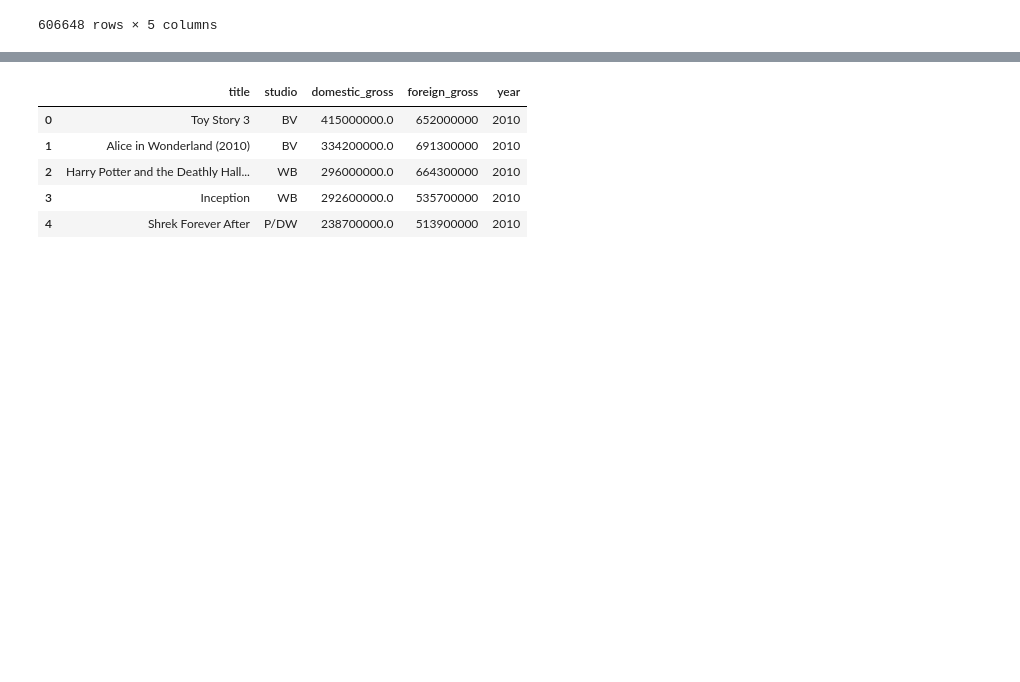
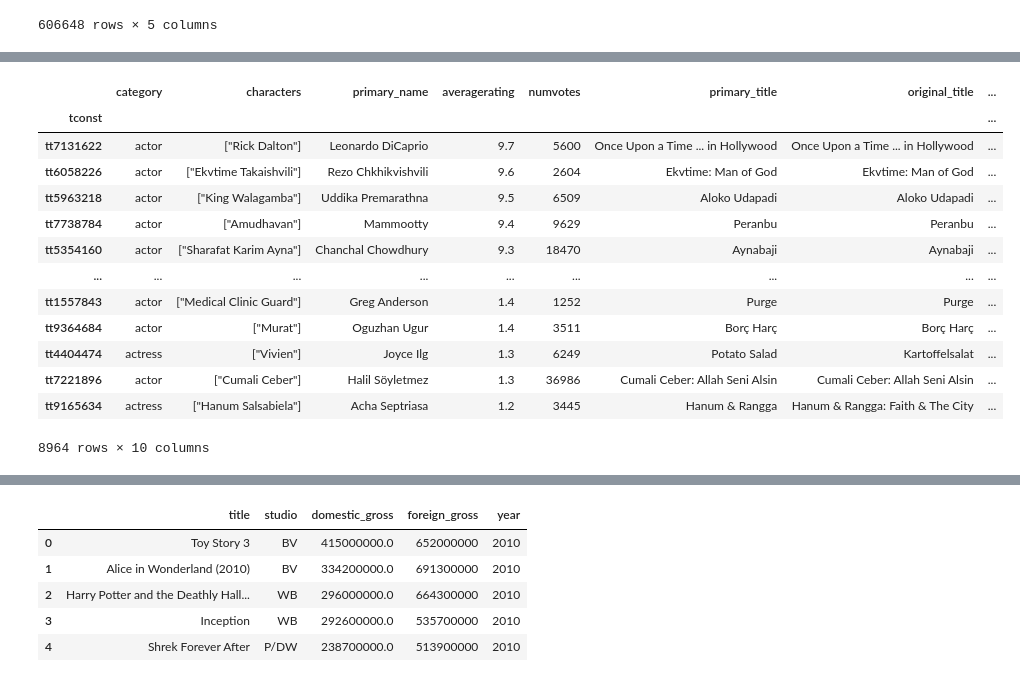
Before and after one commit to tjkim614/microsoft-movie-analysis, a Jupyter notebook: data-cleaning.ipynb, the cells around one changed output, grey strips where cells are left out. Cells and saved outputs as stored; diff of their text form; code cells hidden in the pictures; blank space fills up the shorter version.

```diff
--- a/data-cleaning.ipynb
+++ b/data-cleaning.ipynb
@@ -154,0 +149,2 @@ title
+# %%
+j2 = j1.join(df1, how='left')
@@ -154,0 +168,17 @@ title
+# %%
+j2
+# %% [output]
+|  | category | characters | primary_name | averagerating | numvotes | primary_title | original_title | ... |
+| tconst |  |  |  |  |  |  |  | ... |
+| tt7131622 | actor | ["Rick Dalton"] | Leonardo DiCaprio | 9.7 | 5600 | Once Upon a Time ... in Hollywood | Once Upon a Time ... in Hollywood | ... |
+| tt6058226 | actor | ["Ekvtime Takaishvili"] | Rezo Chkhikvishvili | 9.6 | 2604 | Ekvtime: Man of God | Ekvtime: Man of God | ... |
+| tt5963218 | actor | ["King Walagamba"] | Uddika Premarathna | 9.5 | 6509 | Aloko Udapadi | Aloko Udapadi | ... |
+| tt7738784 | actor | ["Amudhavan"] | Mammootty | 9.4 | 9629 | Peranbu | Peranbu | ... |
+| tt5354160 | actor | ["Sharafat Karim Ayna"] | Chanchal Chowdhury | 9.3 | 18470 | Aynabaji | Aynabaji | ... |
+| ... | ... | ... | ... | ... | ... | ... | ... | ... |
+| tt1557843 | actor | ["Medical Clinic Guard"] | Greg Anderson | 1.4 | 1252 | Purge | Purge | ... |
+| tt9364684 | actor | ["Murat"] | Oguzhan Ugur | 1.4 | 3511 | Borç Harç | Borç Harç | ... |
+| tt4404474 | actress | ["Vivien"] | Joyce Ilg | 1.3 | 6249 | Potato Salad | Kartoffelsalat | ... |
+| tt7221896 | actor | ["Cumali Ceber"] | Halil Söyletmez | 1.3 | 36986 | Cumali Ceber: Allah Seni Alsin | Cumali Ceber: Allah Seni Alsin | ... |
+| tt9165634 | actress | ["Hanum Salsabiela"] | Acha Septriasa | 1.2 | 3445 | Hanum & Rangga | Hanum & Rangga: Faith & The City | ... |
+8964 rows × 10 columns
```
Also changed, not shown: parts of 14 cells of this notebook.
